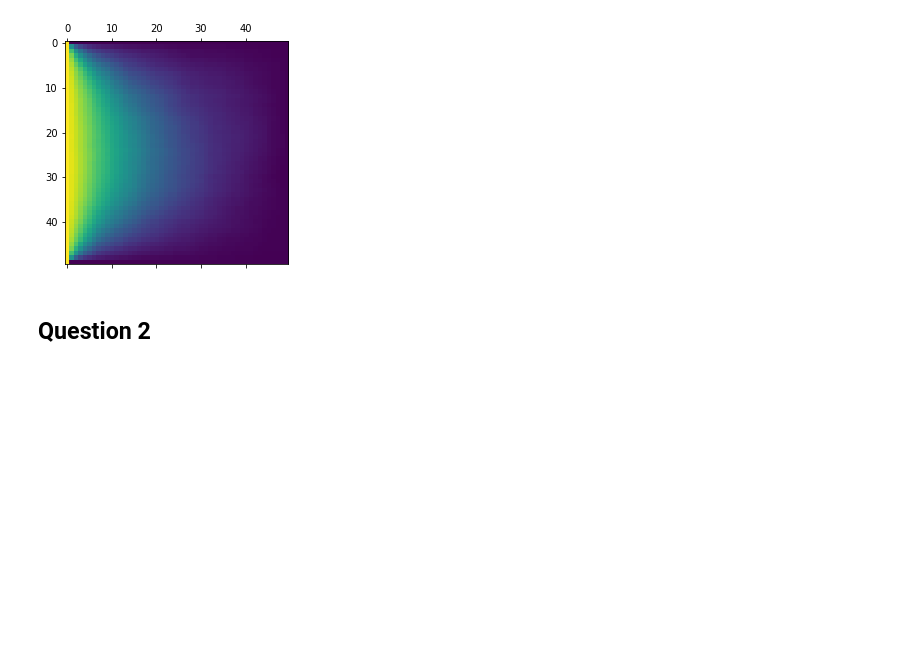
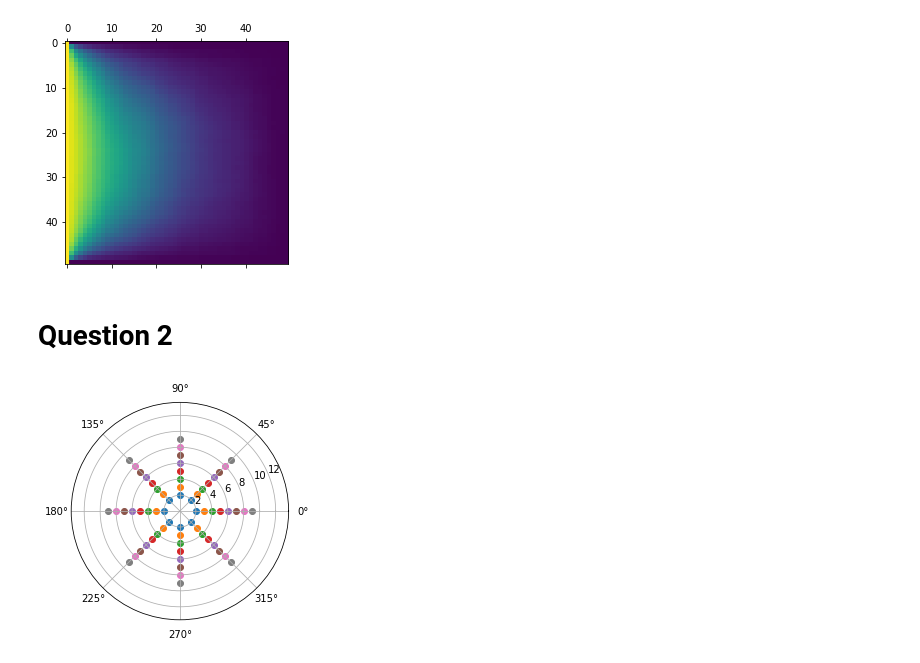
Before and after one commit to johnduffymsc/PHAS0102, a Jupyter notebook: assignment-1.ipynb, the cells around one changed output. Saved outputs shown, nothing was run; the diff lists cells and outputs as text; code cells hidden in the pictures; blank space fills up the shorter version.

Commit message:
Added initial skeleton for the solution to Question 2.

```diff
--- a/assignment-1.ipynb
+++ b/assignment-1.ipynb
@@ -140,6 +143,9 @@ def random_walk(x, y, steps):
     bottom boundary is reached, or the bottom boundary is the initial position. The function
     returns False if S steps are taken and no boundary is reached, or as soon as the
     top, left or right boundarie are reached.
+
+    The intention is to Just in Time compile this function using Numba/njit, so make this code
+    as simple 'C' like as possible.
     """
 
     # Parameter sanity checks...
@@ -238,4 +244,29 @@ plt.matshow(probabilities)
 <matplotlib.image.AxesImage at 0x...>
 [figure]
 # %% [markdown]
-## Question 2
+# Question 2
+# %%
+R = 8 # Radius 1 < r < 10
+
+M = 8
+# %%
+potentials = np.zeros((R, M), dtype='complex64')
+
+for r in range(R):
+    for m in range(M):
+        potentials[r, m] = (2. + r) * np.exp(1j * 2. * np.pi / M * m)
+# %%
+%matplotlib inline
+
+import matplotlib.pyplot as plt
+
+fig = plt.figure()
+
+ax = fig.add_subplot(111, projection='polar')
+
+for r in range(R):
+    ax.scatter(np.angle(potentials[r]), np.absolute(potentials[r]))
+
+plt.show()
+# %% [output]
+[figure, added]
```
Also changed, not shown: parts of 5 cells of this notebook.
